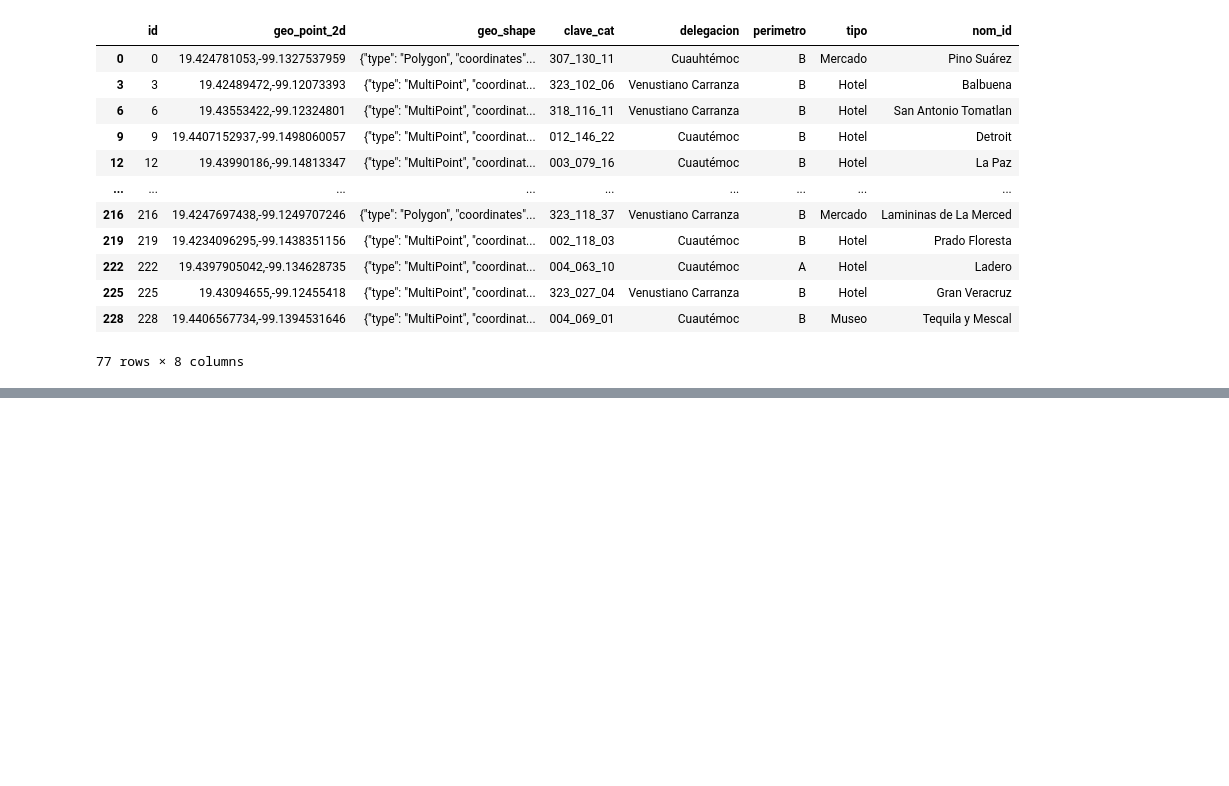
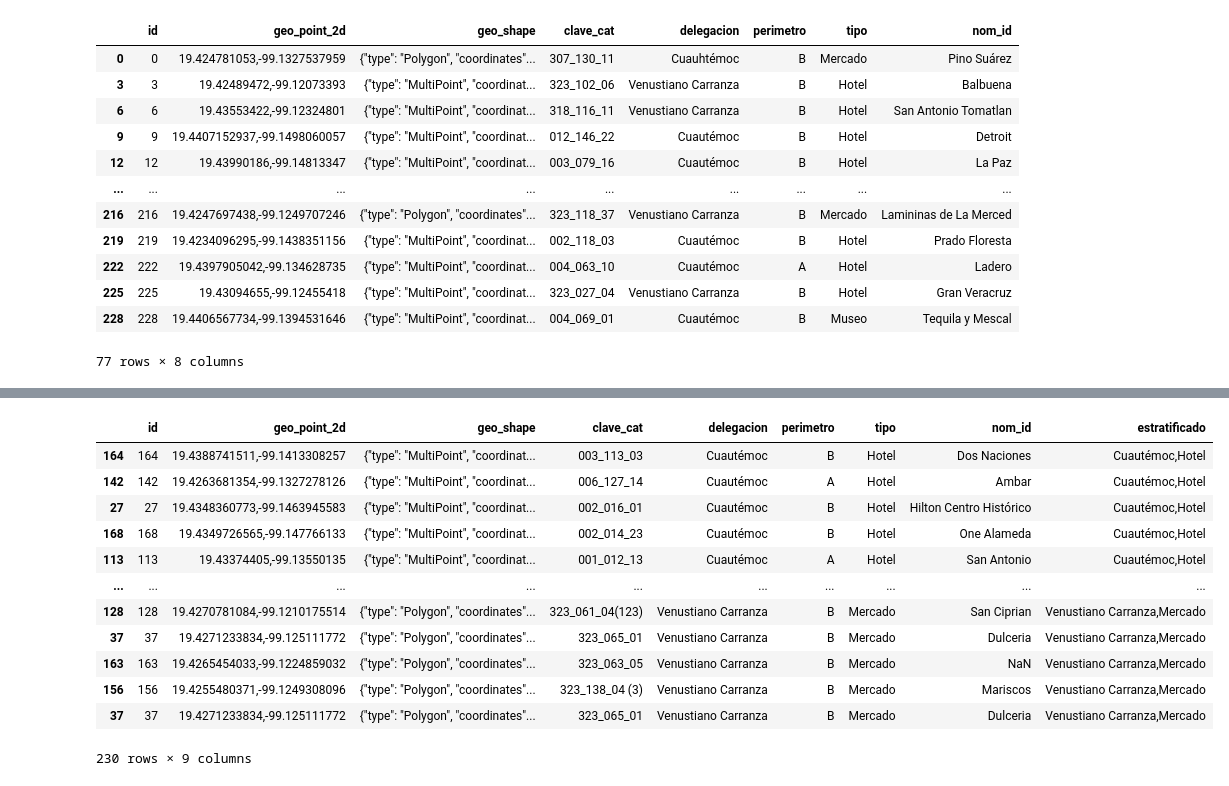
Before and after one commit to electrojam/Curso-de-Estadistica-Inferencial-para-Data-Science-e-Inteligencia-Artificial, a Jupyter notebook: Funciones_de_muestreo_en_Python.ipynb, the cells around one changed output, grey strips where cells are left out. Saved outputs shown, nothing was run; the diff lists cells and outputs as text; code cells hidden in the pictures; blank space fills up the shorter version.

Commit message:
Funcion muestreo Estratificado

```diff
--- a/Funciones_de_muestreo_en_Python.ipynb
+++ b/Funciones_de_muestreo_en_Python.ipynb
@@ -94,0 +102,5 @@ systematic_sample
+# %%
+# Creamos nueva variable "estratificado" al df econdata, concatenando "delegación" y "tipo"
+econdata["estratificado"] =  econdata ["delegacion"] + "," + econdata["tipo"]
+#pedimos que cuente cuantas veces se repite datos de la variable "estratificado" y en qué porcentaje referente a la longitud de econdata, ordenando de mayor a menor
+(econdata["estratificado"].value_counts()/len(econdata)).sort_values(ascending=False)
@@ -94,0 +125,40 @@ systematic_sample
+# %%
+# Vamos a crear función para adaptar la selección de la porporción total para que la muestra tenga estas proporciones que deseamos
+# para readaptarlos a los datos que tenemos, que sean de 50, 20, 10, 10 , 10 por ciento.
+# configuramos todos los datos, creamos una nueva tabla y luego le indicamos como queremos que sea este muestreo estratificado
+
+def data_estratificada(econdata, nombres_columnas_estrat, valores_estrat, prop_estrat, random_state=None):
+  df_estrat = pd.DataFrame(columns = econdata.columns) #creamos df solo con nombre de columnas de df econdata
+
+  pos = -1
+  for i in range(len(valores_estrat)):
+    pos += 1
+    if pos == len(valores_estrat) -1:
+      ratio_len =len(econdata) - len(df_estrat)
+    else:
+      ratio_len = int(len(econdata) * prop_estrat[i])
+
+    df_filtrado = econdata[econdata[nombres_columnas_estrat] == valores_estrat[i]]
+    df_temp = df_filtrado.sample(replace=True, n=ratio_len, random_state=random_state)
+
+    df_estrat = pd.concat([df_estrat, df_temp])
+  return df_estrat
+# %%
+valores_estrat = ['Cuautémoc,Hotel', 'Cuautémoc,Museo', 'Venustiano Carranza,Hotel', 'Cuauhtémoc,Mercado','Venustiano Carranza,Mercado']
+prop_estrat = [0.5, 0.2, 0.1, 0.1, 0.1]
+df_estrat = data_estratificada(econdata, 'estratificado', valores_estrat, prop_estrat, random_state=42)
+df_estrat
+# %% [output]
+|  | id | geo_point_2d | geo_shape | clave_cat | delegacion | perimetro | tipo | nom_id | estratificado |
+| 164 | 164 | 19.4388741511,-99.1413308257 | {"type": "MultiPoint", "coordinat... | 003_113_03 | Cuautémoc | B | Hotel | Dos Naciones | Cuautémoc,Hotel |
+| 142 | 142 | 19.4263681354,-99.1327278126 | {"type": "MultiPoint", "coordinat... | 006_127_14 | Cuautémoc | A | Hotel | Ambar | Cuautémoc,Hotel |
+| 27 | 27 | 19.4348360773,-99.1463945583 | {"type": "MultiPoint", "coordinat... | 002_016_01 | Cuautémoc | B | Hotel | Hilton Centro Histórico | Cuautémoc,Hotel |
+| 168 | 168 | 19.4349726565,-99.147766133 | {"type": "MultiPoint", "coordinat... | 002_014_23 | Cuautémoc | B | Hotel | One Alameda | Cuautémoc,Hotel |
+| 113 | 113 | 19.43374405,-99.13550135 | {"type": "MultiPoint", "coordinat... | 001_012_13 | Cuautémoc | A | Hotel | San Antonio | Cuautémoc,Hotel |
+| ... | ... | ... | ... | ... | ... | ... | ... | ... | ... |
+| 128 | 128 | 19.4270781084,-99.1210175514 | {"type": "Polygon", "coordinates"... | 323_061_04(123) | Venustiano Carranza | B | Mercado | San Ciprian | Venustiano Carranza,Mercado |
+| 37 | 37 | 19.4271233834,-99.125111772 | {"type": "Polygon", "coordinates"... | 323_065_01 | Venustiano Carranza | B | Mercado | Dulceria | Venustiano Carranza,Mercado |
+| 163 | 163 | 19.4265454033,-99.1224859032 | {"type": "Polygon", "coordinates"... | 323_063_05 | Venustiano Carranza | B | Mercado | NaN | Venustiano Carranza,Mercado |
+| 156 | 156 | 19.4255480371,-99.1249308096 | {"type": "Polygon", "coordinates"... | 323_138_04 (3) | Venustiano Carranza | B | Mercado | Mariscos | Venustiano Carranza,Mercado |
+| 37 | 37 | 19.4271233834,-99.125111772 | {"type": "Polygon", "coordinates"... | 323_065_01 | Venustiano Carranza | B | Mercado | Dulceria | Venustiano Carranza,Mercado |
+230 rows × 9 columns
```
Also changed, not shown: parts of 7 cells of this notebook.
